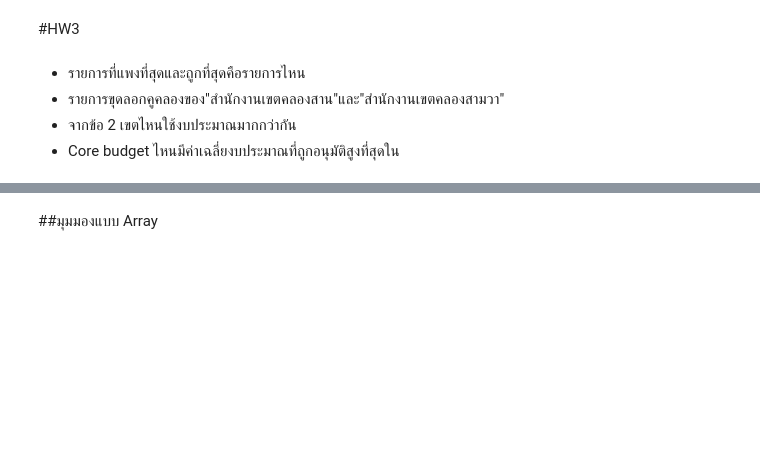
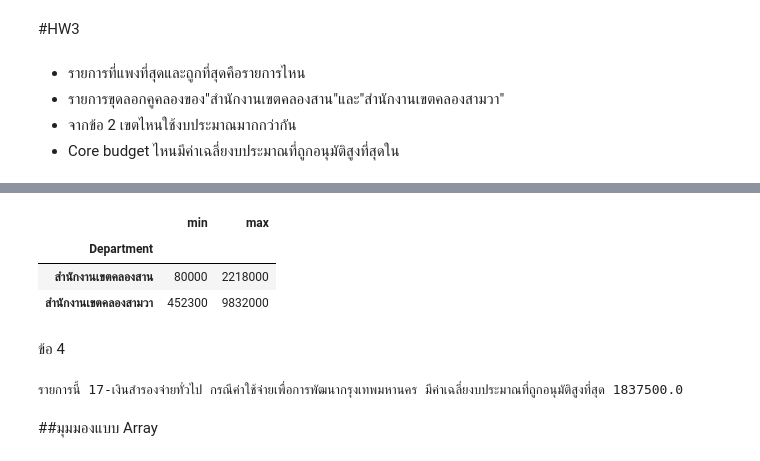
Before and after one commit to Wipada6430205202/python_dataviz2023, a Jupyter notebook: pandas101.ipynb, the cells around one changed output, grey strips where cells are left out. Saved outputs shown, nothing was run; the diff lists cells and outputs as text; code cells hidden in the pictures; blank space fills up the shorter version.

```diff
--- a/pandas101.ipynb
+++ b/pandas101.ipynb
@@ -125,0 +178,10 @@ True
+# %%
+
+result3[0:3][1:3]
+# %% [output]
+|  | min | max |
+| Department |  |  |
+| สำนักงานเขตคลองสาน | 80000 | 2218000 |
+| สำนักงานเขตคลองสามวา | 452300 | 9832000 |
+# %% [markdown]
+ข้อ 4
@@ -126,3 +204,15 @@ True
+# %%
+
+
+
+if (CoreBudget_data1_12_MEAN > CoreBudget_data1_17_MEAN ) & (CoreBudget_data1_12_MEAN > CoreBudget_data1_28_MEAN ):
+  print(f'รายการนี้ {CoreBudget[2]} มีค่าเฉลี่ยงบประมาณที่ถูกอนุมัติสูงที่สุด {CoreBudget_data1_12_MEAN}')
+elif (CoreBudget_data1_17_MEAN > CoreBudget_data1_12_MEAN ) & (CoreBudget_data1_17_MEAN > CoreBudget_data1_28_MEAN ):
+  print(f'รายการนี้ {CoreBudget[0]} มีค่าเฉลี่ยงบประมาณที่ถูกอนุมัติสูงที่สุด {CoreBudget_data1_17_MEAN}')
+elif (CoreBudget_data1_28_MEAN > CoreBudget_data1_12_MEAN ) & (CoreBudget_data1_28_MEAN > CoreBudget_data1_17_MEAN ):
+  print(f'รายการนี้ {CoreBudget[1]} มีค่าเฉลี่ยงบประมาณที่ถูกอนุมัติสูงที่สุด {CoreBudget_data1_28_MEAN}')
+# %% [output]
+รายการนี้ 17-เงินสำรองจ่ายทั่วไป กรณีค่าใช้จ่ายเพื่อการพัฒนากรุงเทพมหานคร มีค่าเฉลี่ยงบประมาณที่ถูกอนุมัติสูงที่สุด 1837500.0
 # %% [markdown]
 ##มุมมองแบบ Array
 # %%
```
Also changed, not shown: parts of 15 cells of this notebook.
